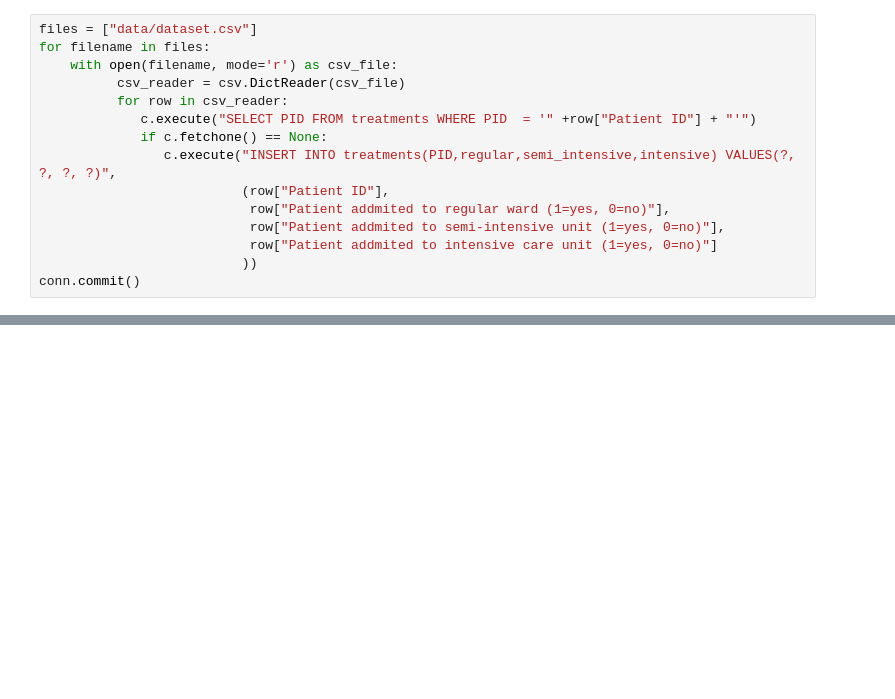
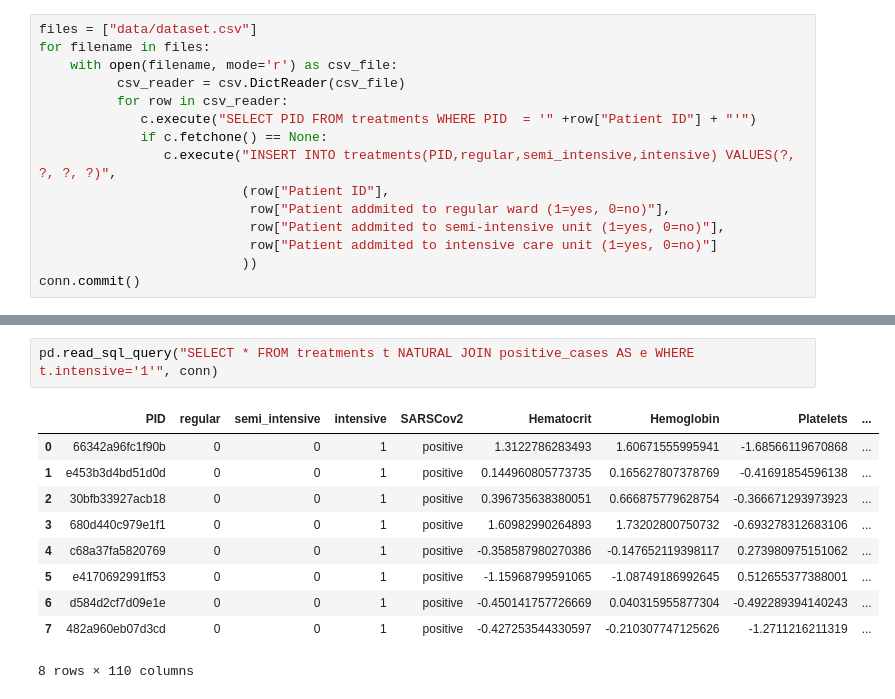
Before and after one commit to mauricioac/learning-algorithms, a Jupyter notebook: coco/index.ipynb, the cells around one changed output, grey strips where cells are left out. Cells and saved outputs as stored; diff of their text form; blank space fills up the shorter version.

```diff
--- a/coco/index.ipynb
+++ b/coco/index.ipynb
@@ -345,0 +378,13 @@ pd.read_sql_query("SELECT * FROM treatments JOIN exams AS e WHERE e.SARSCov2='po
+# %%
+pd.read_sql_query("SELECT * FROM treatments t NATURAL JOIN positive_cases AS e WHERE t.intensive='1'", conn)
+# %% [output]
+|  | PID | regular | semi_intensive | intensive | SARSCov2 | Hematocrit | Hemoglobin | Platelets | ... |
+| 0 | 66342a96fc1f90b | 0 | 0 | 1 | positive | 1.3122786283493 | 1.60671555995941 | -1.68566119670868 | ... |
+| 1 | e453b3d4bd51d0d | 0 | 0 | 1 | positive | 0.144960805773735 | 0.165627807378769 | -0.41691854596138 | ... |
+| 2 | 30bfb33927acb18 | 0 | 0 | 1 | positive | 0.396735638380051 | 0.666875779628754 | -0.366671293973923 | ... |
+| 3 | 680d440c979e1f1 | 0 | 0 | 1 | positive | 1.60982990264893 | 1.73202800750732 | -0.693278312683106 | ... |
+| 4 | c68a37fa5820769 | 0 | 0 | 1 | positive | -0.358587980270386 | -0.147652119398117 | 0.273980975151062 | ... |
+| 5 | e4170692991ff53 | 0 | 0 | 1 | positive | -1.15968799591065 | -1.08749186992645 | 0.512655377388001 | ... |
+| 6 | d584d2cf7d09e1e | 0 | 0 | 1 | positive | -0.450141757726669 | 0.040315955877304 | -0.492289394140243 | ... |
+| 7 | 482a960eb07d3cd | 0 | 0 | 1 | positive | -0.427253544330597 | -0.210307747125626 | -1.2711216211319 | ... |
+8 rows × 110 columns
```
Also changed, not shown: parts of 6 cells of this notebook.
